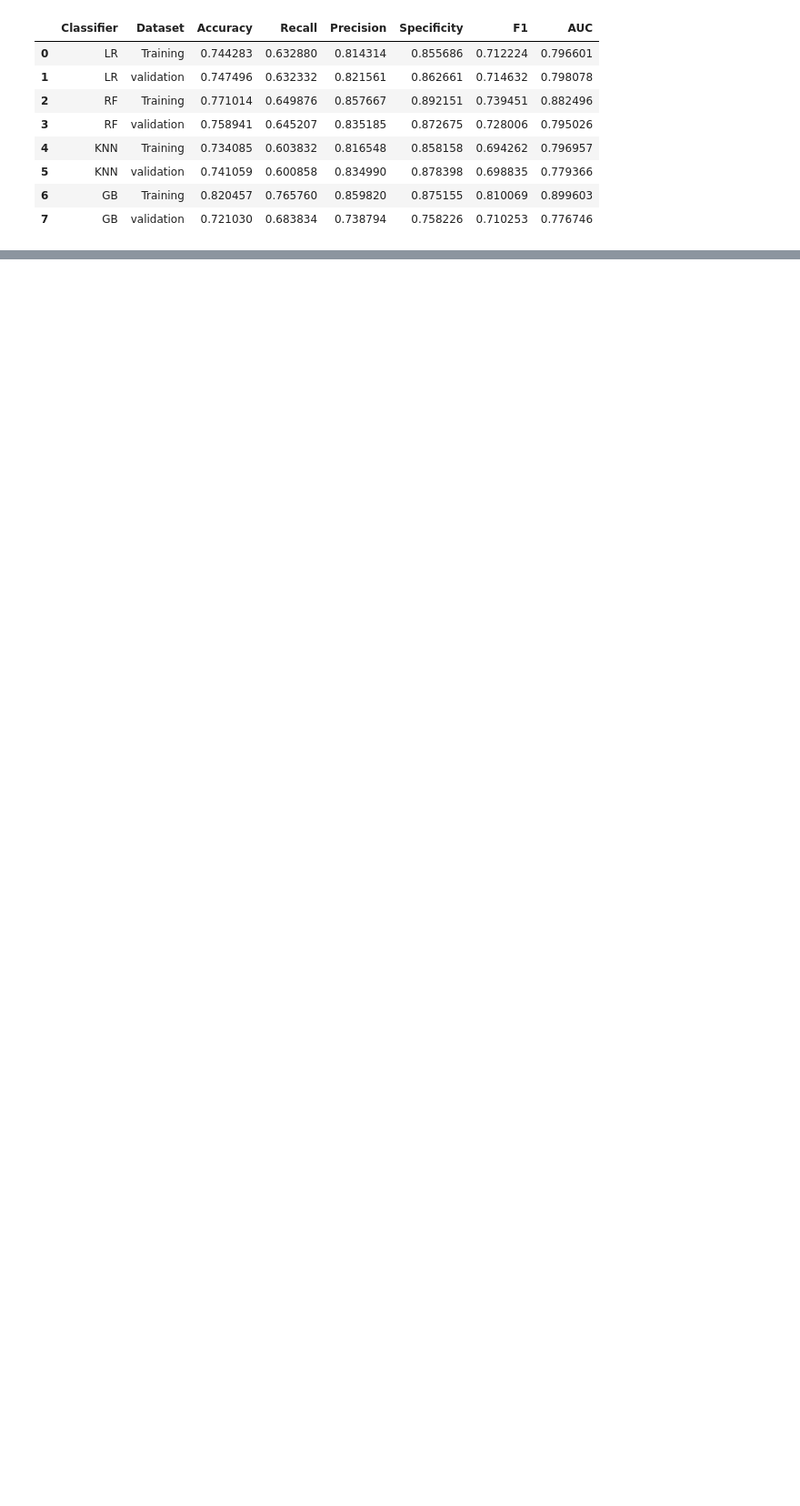
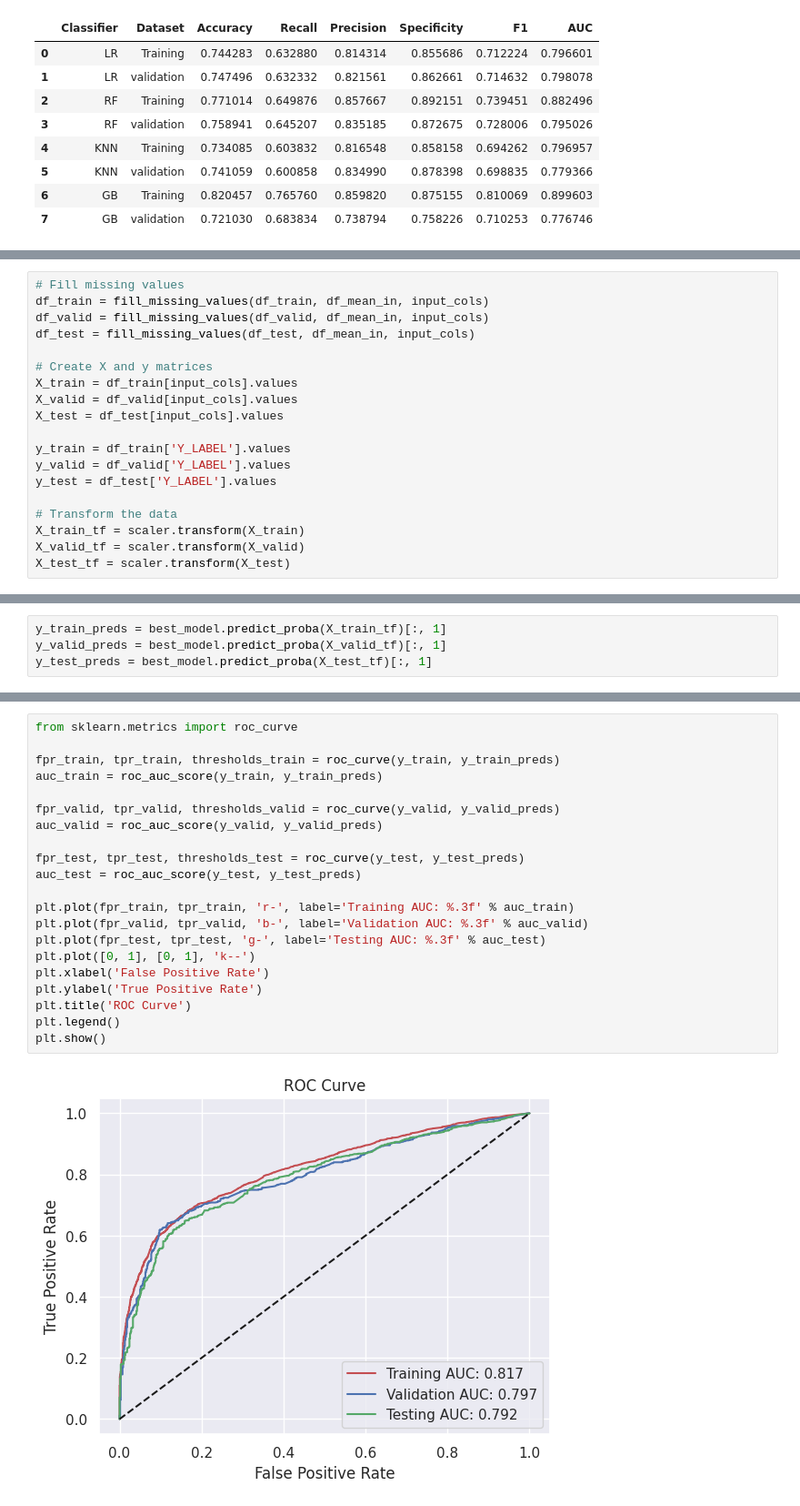
Before and after one commit to Amit-Ramrakhyani/Bank-Marketing, a Jupyter notebook: code.ipynb, the cells around one changed output, grey strips where cells are left out. Shown: that part at 91% size. Saved outputs shown, nothing was run; the diff lists cells and outputs as text; blank space fills up the shorter version.

```diff
--- a/code.ipynb
+++ b/code.ipynb
@@ -977,0 +1286,19 @@ plt.show()
+# %%
+# Fill missing values
+df_train = fill_missing_values(df_train, df_mean_in, input_cols)
+df_valid = fill_missing_values(df_valid, df_mean_in, input_cols)
+df_test = fill_missing_values(df_test, df_mean_in, input_cols)
+
+# Create X and y matrices
+X_train = df_train[input_cols].values
+X_valid = df_valid[input_cols].values
+X_test = df_test[input_cols].values
+
+y_train = df_train['Y_LABEL'].values
+y_valid = df_valid['Y_LABEL'].values
+y_test = df_test['Y_LABEL'].values
+
+# Transform the data
+X_train_tf = scaler.transform(X_train)
+X_valid_tf = scaler.transform(X_valid)
+X_test_tf = scaler.transform(X_test)
@@ -977,0 +1307,4 @@ plt.show()
+# %%
+y_train_preds = best_model.predict_proba(X_train_tf)[:, 1]
+y_valid_preds = best_model.predict_proba(X_valid_tf)[:, 1]
+y_test_preds = best_model.predict_proba(X_test_tf)[:, 1]
@@ -977,0 +1342,23 @@ plt.show()
+# %%
+from sklearn.metrics import roc_curve
+
+fpr_train, tpr_train, thresholds_train = roc_curve(y_train, y_train_preds)
+auc_train = roc_auc_score(y_train, y_train_preds)
+
+fpr_valid, tpr_valid, thresholds_valid = roc_curve(y_valid, y_valid_preds)
+auc_valid = roc_auc_score(y_valid, y_valid_preds)
+
+fpr_test, tpr_test, thresholds_test = roc_curve(y_test, y_test_preds)
+auc_test = roc_auc_score(y_test, y_test_preds)
+
+plt.plot(fpr_train, tpr_train, 'r-', label='Training AUC: %.3f' % auc_train)
+plt.plot(fpr_valid, tpr_valid, 'b-', label='Validation AUC: %.3f' % auc_valid)
+plt.plot(fpr_test, tpr_test, 'g-', label='Testing AUC: %.3f' % auc_test)
+plt.plot([0, 1], [0, 1], 'k--')
+plt.xlabel('False Positive Rate')
+plt.ylabel('True Positive Rate')
+plt.title('ROC Curve')
+plt.legend()
+plt.show()
+# %% [output]
+[figure, added]
```
Also changed, not shown: parts of 38 cells of this notebook, 1 other file.
